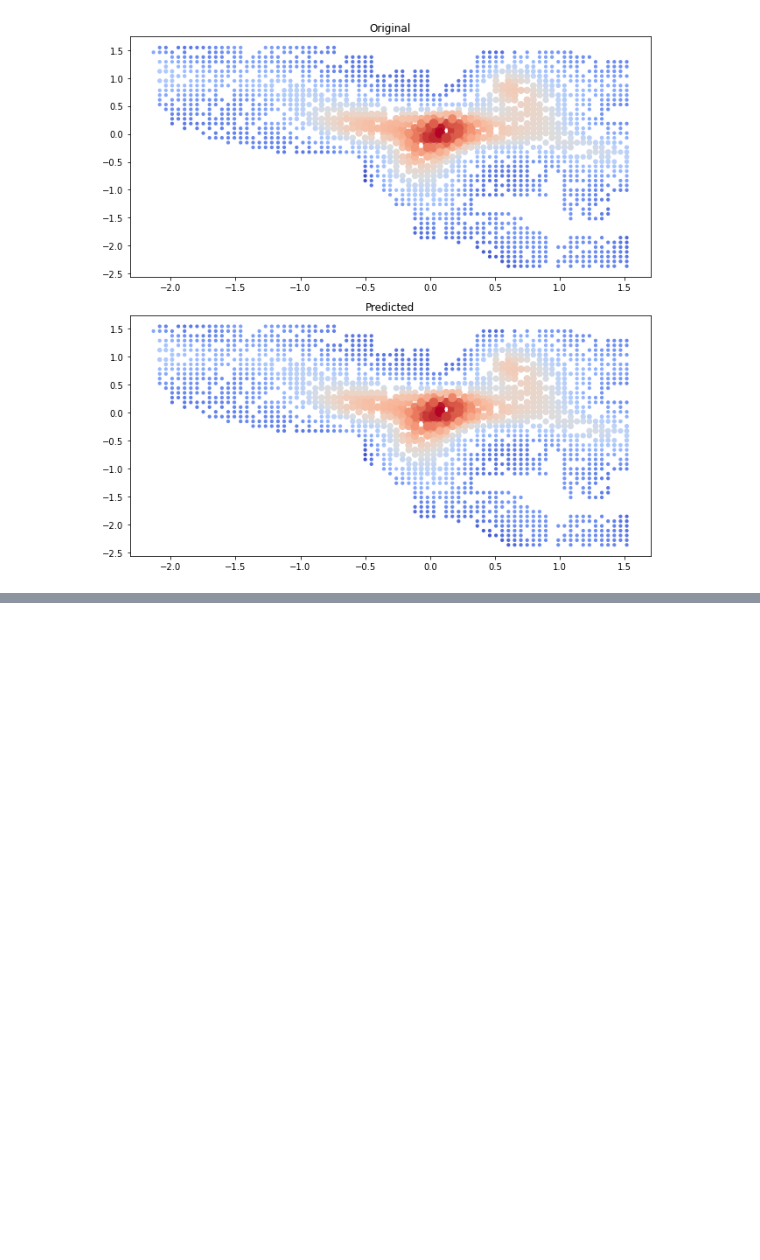
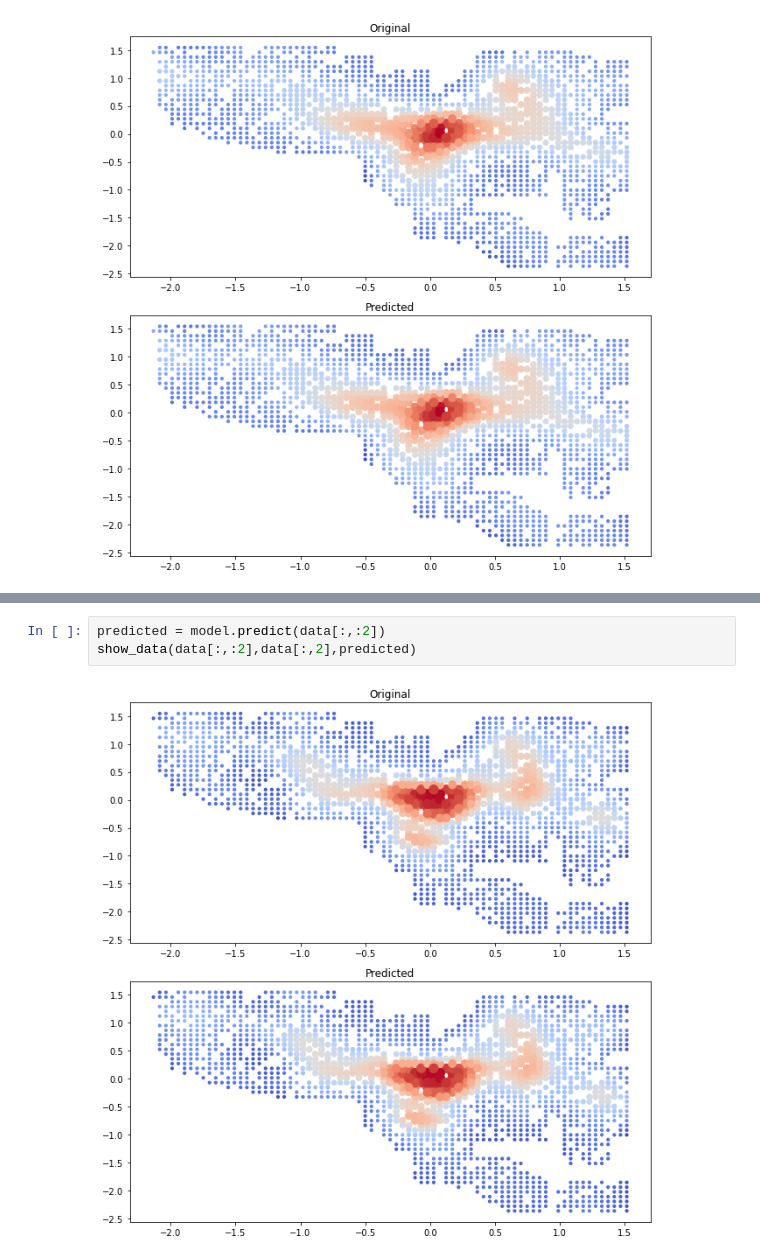
Before and after one commit to TheKompot/NeuralNetwork, a Jupyter notebook: EDA.ipynb, the cells around one changed output, grey strips where cells are left out. Drawn from its saved outputs; the diff is of its cells as text; blank space fills up the shorter version.

```diff
--- a/EDA.ipynb
+++ b/EDA.ipynb
@@ -197,0 +236,5 @@ show_data(data[:,:2],data[:,2],predicted)
+# %%
+predicted = model.predict(data[:,:2])
+show_data(data[:,:2],data[:,2],predicted)
+# %% [output]
+[figure, added]
```
Also changed, not shown: parts of 18 cells of this notebook.
